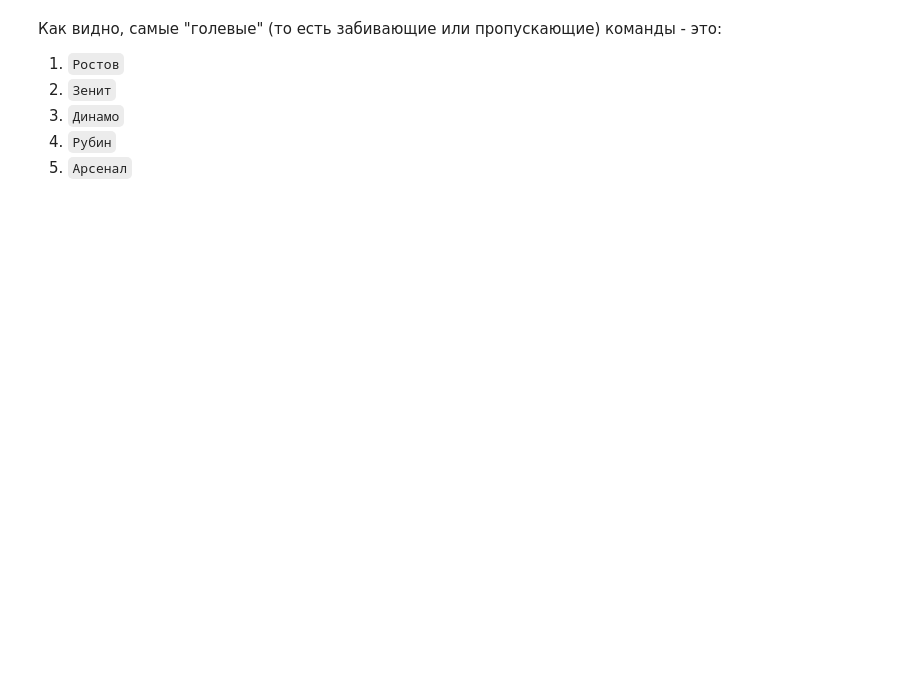
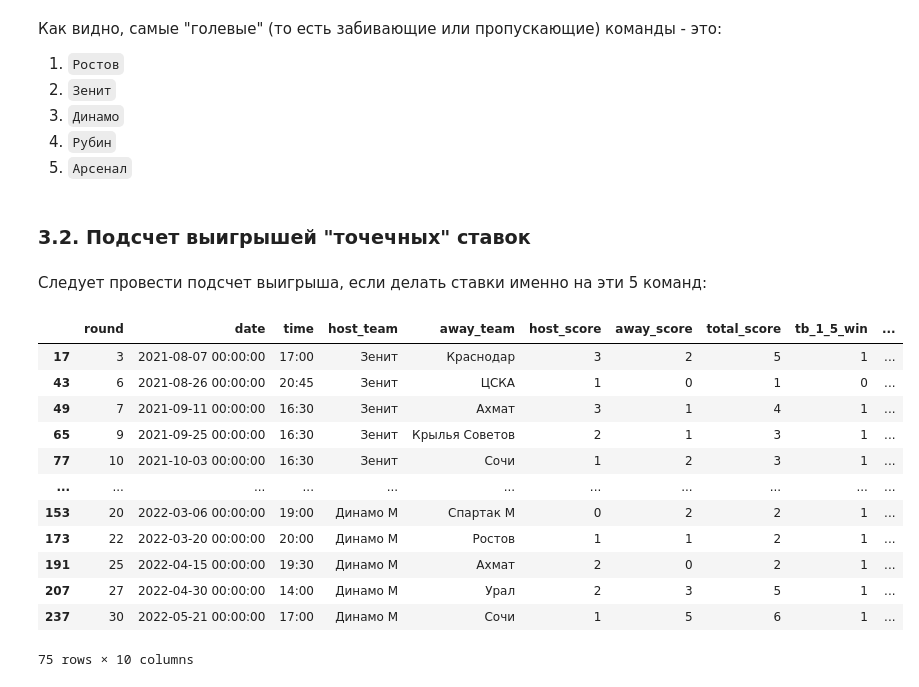
Before and after one commit to Alexman507/yandex_practicum_projects, a Jupyter notebook: football/Football.ipynb, the cells around one changed output. Saved outputs shown, nothing was run; the diff lists cells and outputs as text; code cells hidden in the pictures; blank space fills up the shorter version.

```diff
--- a/football/Football.ipynb
+++ b/football/Football.ipynb
@@ -243,3 +244,29 @@ all_teams_data
 3. `Динамо`
 4. `Рубин`
 5. `Арсенал`
+# %% [markdown]
+### 3.2. Подсчет выигрышей "точечных" ставок
+# %% [markdown]
+Следует провести подсчет выигрыша, если делать ставки именно на эти 5 команд:
+# %%
+top5 = pd.DataFrame(columns = df.columns)
+
+for team in all_teams_data['team'][0:5]:
+    top = df[df['host_team'] == team]
+    top5 = pd.concat ([top5, top])
+
+top5
+# %% [output]
+|  | round | date | time | host_team | away_team | host_score | away_score | total_score | tb_1_5_win | ... |
+| 17 | 3 | 2021-08-07 00:00:00 | 17:00 | Зенит | Краснодар | 3 | 2 | 5 | 1 | ... |
+| 43 | 6 | 2021-08-26 00:00:00 | 20:45 | Зенит | ЦСКА | 1 | 0 | 1 | 0 | ... |
+| 49 | 7 | 2021-09-11 00:00:00 | 16:30 | Зенит | Ахмат | 3 | 1 | 4 | 1 | ... |
+| 65 | 9 | 2021-09-25 00:00:00 | 16:30 | Зенит | Крылья Советов | 2 | 1 | 3 | 1 | ... |
+| 77 | 10 | 2021-10-03 00:00:00 | 16:30 | Зенит | Сочи | 1 | 2 | 3 | 1 | ... |
+| ... | ... | ... | ... | ... | ... | ... | ... | ... | ... | ... |
+| 153 | 20 | 2022-03-06 00:00:00 | 19:00 | Динамо М | Спартак М | 0 | 2 | 2 | 1 | ... |
+| 173 | 22 | 2022-03-20 00:00:00 | 20:00 | Динамо М | Ростов | 1 | 1 | 2 | 1 | ... |
+| 191 | 25 | 2022-04-15 00:00:00 | 19:30 | Динамо М | Ахмат | 2 | 0 | 2 | 1 | ... |
+| 207 | 27 | 2022-04-30 00:00:00 | 14:00 | Динамо М | Урал | 2 | 3 | 5 | 1 | ... |
+| 237 | 30 | 2022-05-21 00:00:00 | 17:00 | Динамо М | Сочи | 1 | 5 | 6 | 1 | ... |
+75 rows × 10 columns
```
Also changed, not shown: parts of 26 cells of this notebook, 1 other file.
